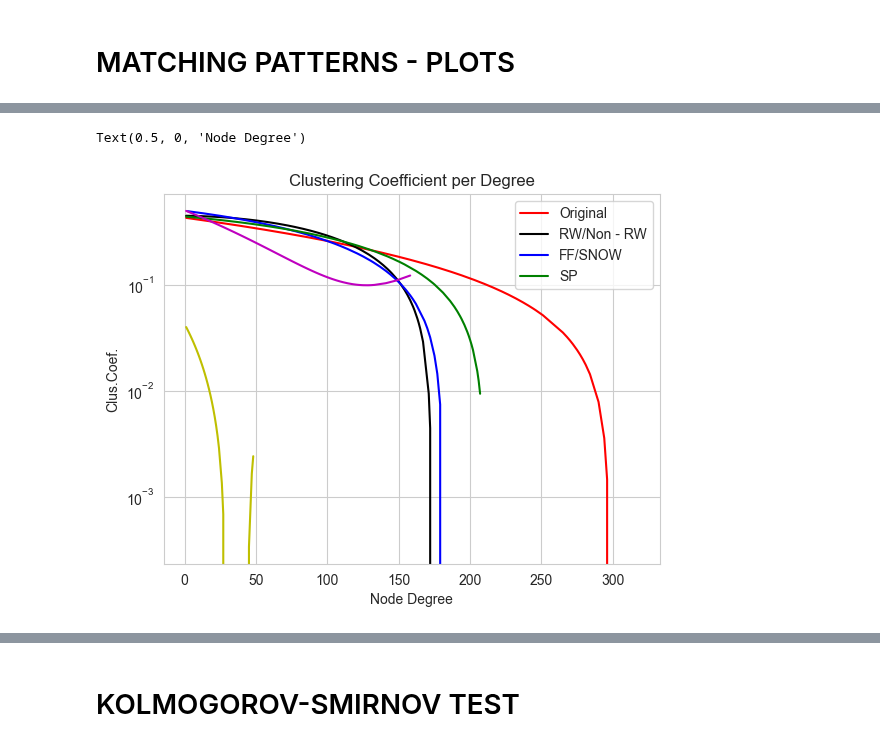
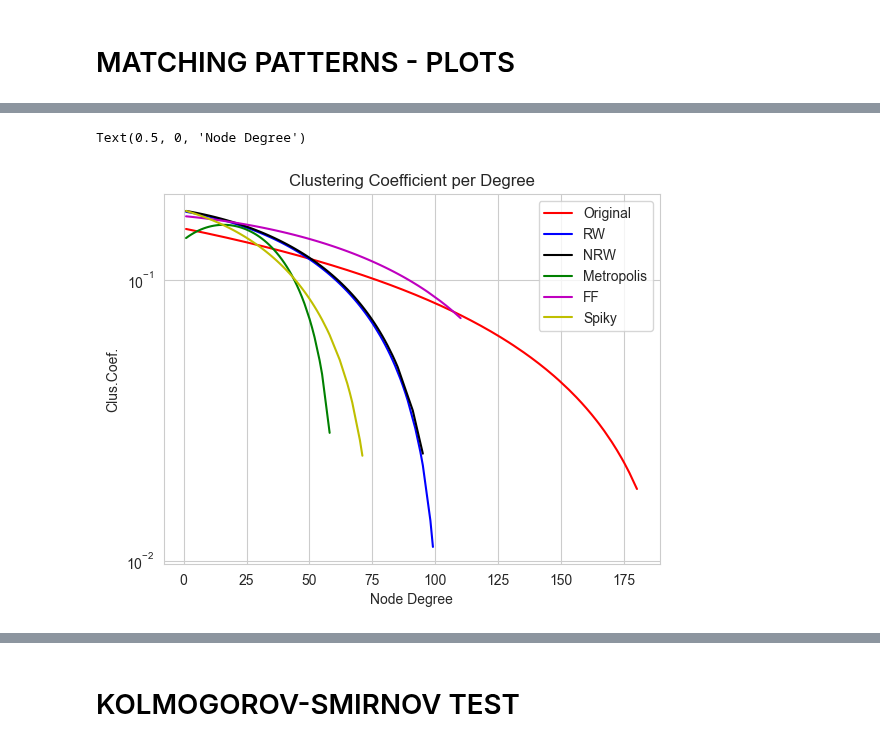
Before and after one commit to kyriakosar/Sampling-from-Networks, a Jupyter notebook: HR_dataset.ipynb, the cells around one changed output, grey strips where cells are left out. Cells and saved outputs as stored; diff of their text form; code cells hidden in the pictures.

```diff
--- a/HR_dataset.ipynb
+++ b/HR_dataset.ipynb
@@ -57,7 +57,7 @@ ts = time.time()
 
 from littleballoffur.exploration_sampling import NonBackTrackingRandomWalkSampler
 
-sampler = NonBackTrackingRandomWalkSampler(2326)
+sampler = NonBackTrackingRandomWalkSampler(10915)
 
 nrw_graph = sampler.sample(graph)
 
@@ -76,7 +76,7 @@ ts = time.time()
 
 from littleballoffur.exploration_sampling import MetropolisHastingsRandomWalkSampler
 
-sampler = MetropolisHastingsRandomWalkSampler(number_of_nodes = 2326)
+sampler = MetropolisHastingsRandomWalkSampler(number_of_nodes = 10915)
 
 metropolis_graph = sampler.sample(graph)
 
@@ -95,7 +95,7 @@ ts = time.time()
 
 from littleballoffur.exploration_sampling import ForestFireSampler
 
-sampler = ForestFireSampler(2326)
+sampler = ForestFireSampler(10915)
 
 ff_graph = sampler.sample(graph)
 
@@ -114,7 +114,7 @@ ts = time.time()
 
 from littleballoffur.exploration_sampling import SpikyBallSampler
 
-sampler = SpikyBallSampler(2326)
+sampler = SpikyBallSampler(10915)
 
 spiky_graph = sampler.sample(graph)
 
@@ -362,37 +362,37 @@ time.time() - ts
 # %%
 z = np.polyfit(degrees, clustering_list,2)
 p = np.poly1d(z)
 plt.plot(degrees,p(degrees),"r")
 
 z = np.polyfit(degrees1, clustering_list1,2)
 p = np.poly1d(z)
-plt.plot(degrees1,p(degrees1),"black")
+plt.plot(degrees1,p(degrees1),"blue")
 
 z = np.polyfit(degrees2, clustering_list2,2)
 p = np.poly1d(z)
-plt.plot(degrees2,p(degrees2),"blue")
+plt.plot(degrees2,p(degrees2),"black")
 
 z = np.polyfit(degrees3, clustering_list3,2)
 p = np.poly1d(z)
 plt.plot(degrees3,p(degrees3),"g")
 
 z = np.polyfit(degrees4, clustering_list4,2)
 p = np.poly1d(z)
 plt.plot(degrees4,p(degrees4),"m")
 
 z = np.polyfit(degrees5, clustering_list5,2)
 p = np.poly1d(z)
 plt.plot(degrees5,p(degrees5),"y")
 
-plt.legend(['Original','RW/Non - RW','FF/SNOW','SP'])
+plt.legend(['Original','RW', 'NRW', 'Metropolis','FF','Spiky'])
 plt.title("Clustering Coefficient per Degree")
 plt.ylabel("Clus.Coef.")
 # plt.xscale('log')
 plt.yscale('log')
 plt.xlabel("Node Degree")
 # %% [output]
 Text(0.5, 0, 'Node Degree')
-[figure, old version]
+[figure, new version]
 # %%
 def average_degree_neighbor(original, sample):
    degree = sample.degree()
```
Also changed, not shown: parts of 19 cells of this notebook, 15 other files.
